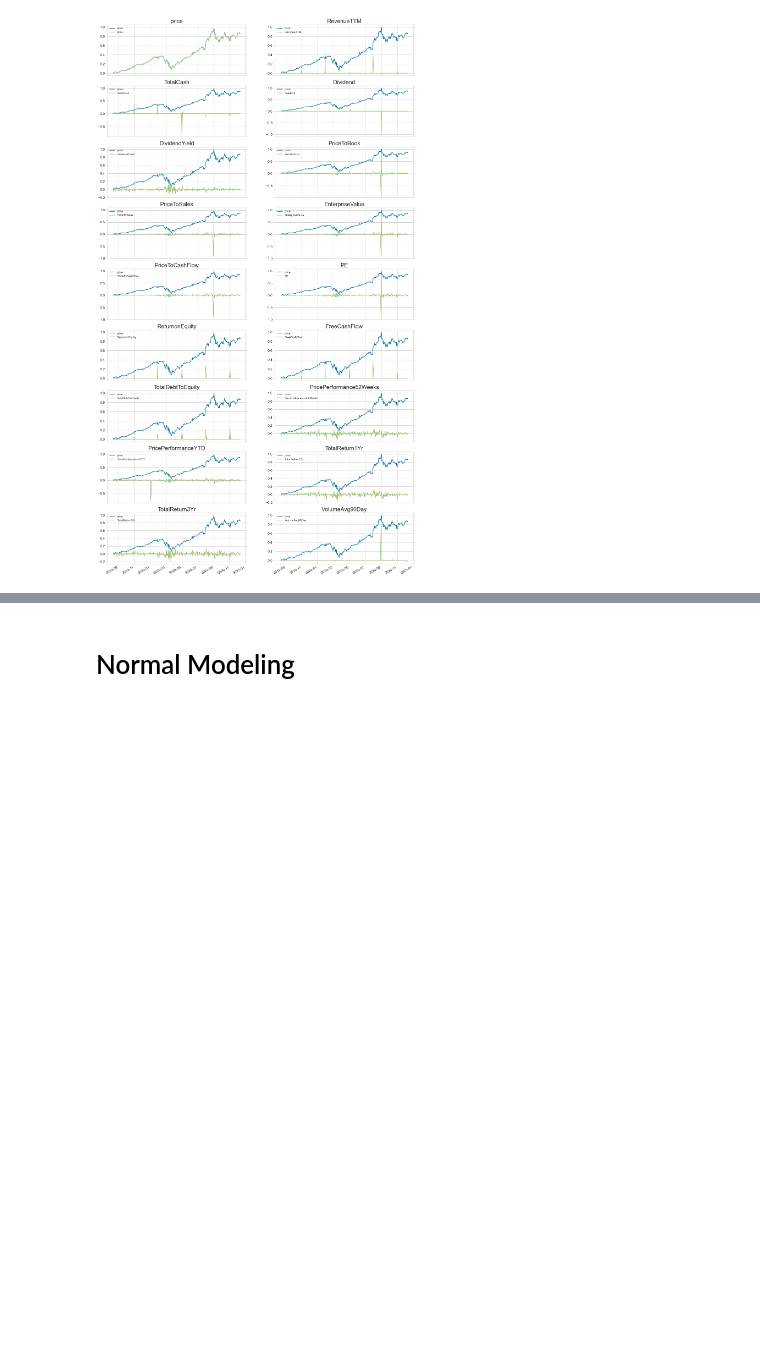
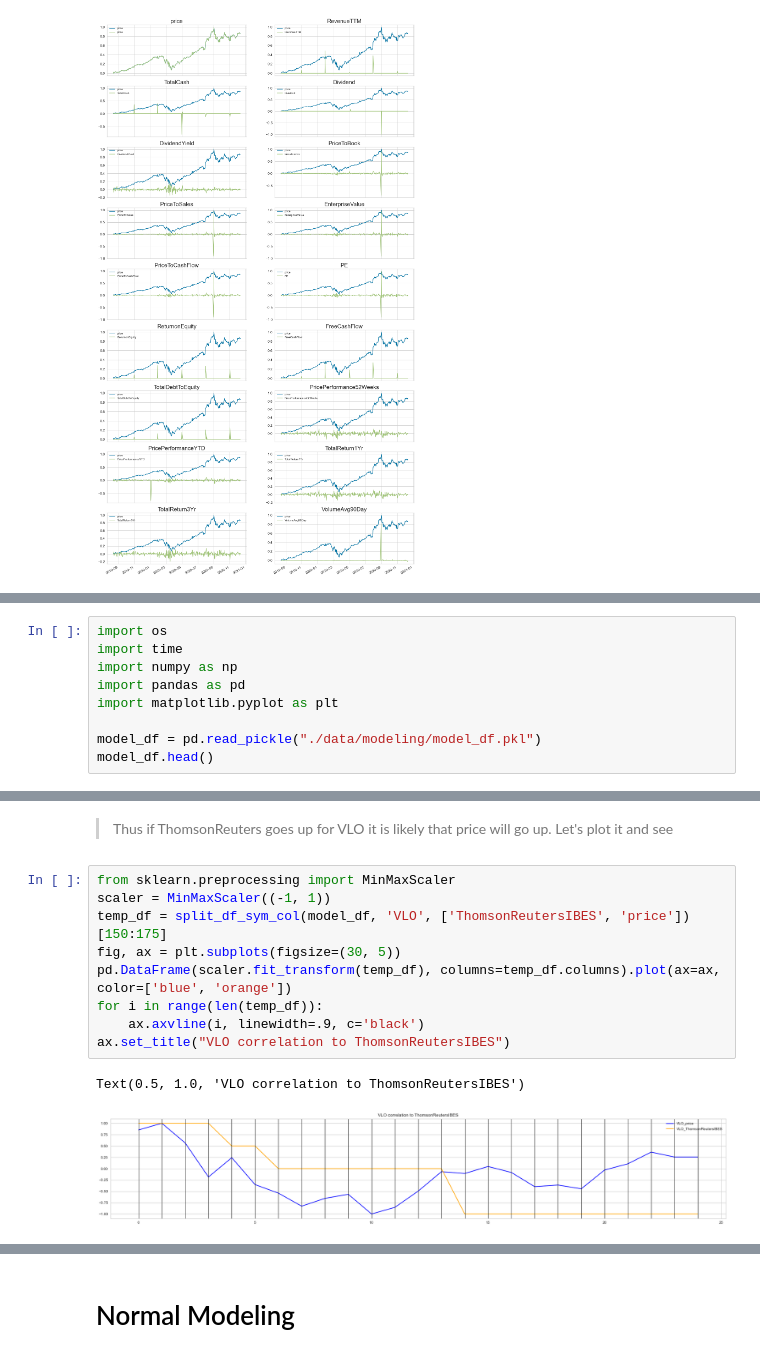
Before and after one commit to skelouse/capstone-stock-analysis, a Jupyter notebook: main.ipynb, the cells around one changed output, grey strips where cells are left out. Cells and saved outputs as stored; diff of their text form; blank space fills up the shorter version.

Commit message:
added updates to main notebook, and graphs to bin

```diff
--- a/main.ipynb
+++ b/main.ipynb
@@ -366,0 +532,9 @@ for n, col in enumerate(cols):
+# %%
+import os
+import time
+import numpy as np
+import pandas as pd
+import matplotlib.pyplot as plt
+
+model_df = pd.read_pickle("./data/modeling/model_df.pkl")
+model_df.head()
@@ -366,0 +704,14 @@ for n, col in enumerate(cols):
+# %% [markdown]
+> Thus if ThomsonReuters goes up for VLO it is likely that price will go up.  Let's plot it and see
+# %%
+from sklearn.preprocessing import MinMaxScaler
+scaler = MinMaxScaler((-1, 1))
+temp_df = split_df_sym_col(model_df, 'VLO', ['ThomsonReutersIBES', 'price'])[150:175]
+fig, ax = plt.subplots(figsize=(30, 5))
+pd.DataFrame(scaler.fit_transform(temp_df), columns=temp_df.columns).plot(ax=ax, color=['blue', 'orange'])
+for i in range(len(temp_df)):
+    ax.axvline(i, linewidth=.9, c='black')
+ax.set_title("VLO correlation to ThomsonReutersIBES")
+# %% [output]
+Text(0.5, 1.0, 'VLO correlation to ThomsonReutersIBES')
+[figure, added]
```
Also changed, not shown: parts of 94 cells of this notebook, 8 other files.
